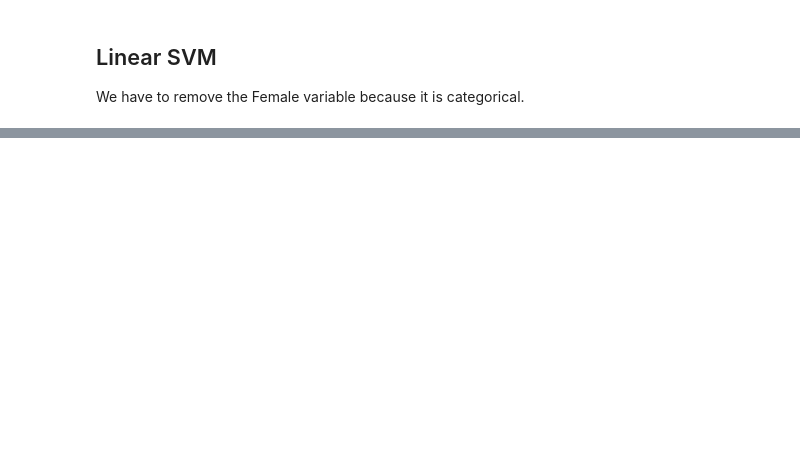
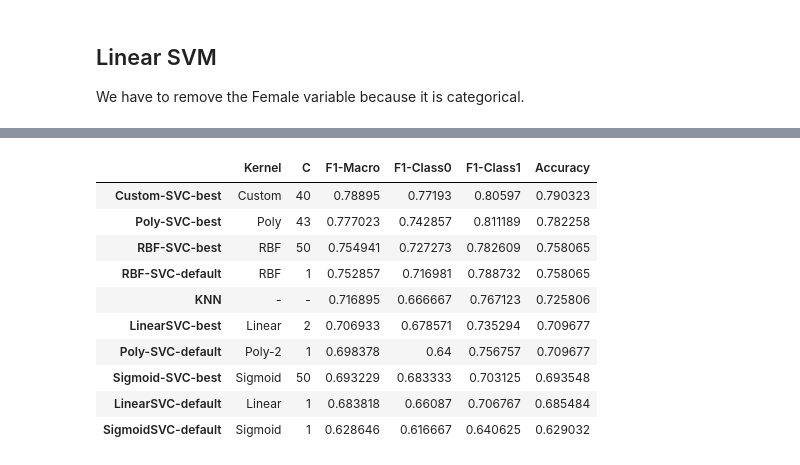
Before and after one commit to SrChen6/AA1-Competition, a Jupyter notebook: SVM_Resampling.ipynb, the cells around one changed output, grey strips where cells are left out. Saved outputs shown, nothing was run; the diff lists cells and outputs as text; code cells hidden in the pictures; blank space fills up the shorter version.

```diff
--- a/SVM_Resampling.ipynb
+++ b/SVM_Resampling.ipynb
@@ -45,8 +71,6 @@ knn = KNeighborsClassifier()
 knn.fit(X_train, y_train)
 y_pred = knn.predict(X_val)
 
-results.loc['KNN', :] = ['-', '-', '-'] + compute_metrics(y_pred,y_val)
-
-sns.scatterplot(x=y_val, y=y_pred)
+results.loc['KNN', :] = ['-', '-'] + compute_metrics(y_pred,y_val)
 results
 # %% [output]
@@ -69,0 +223,8 @@ X_val = X_val.drop(columns = ["Female"])
+# %%
+svp = SVC(kernel = 'poly')
+
+svp.fit(X_train, y_train)
+y_pred = svp.predict(X_val)
+results.loc['Poly-SVC-default', :] = ['Poly-2', 1] + compute_metrics(y_pred, y_val)
+
+results.sort_values(by = 'F1-Macro', ascending=False)
@@ -69,0 +277,45 @@ X_val = X_val.drop(columns = ["Female"])
+# %%
+X_train, X_val, y_train, y_val = train_test_split(X_learn, y_learn, train_size = 0.80, random_state = 42)
+
+def gaussian_kernel (x1, x2, female_weight):
+    index_numerical = [True, True, True, True, True, True, True, True, True, True, False]
+    female_similarity = female_weight if x1[-1] == x2[-1] else 1 - female_weight
+    gamma = 1.0 / len(x1)
+    sim = np.exp(-gamma * np.sum(np.power((x1 - x2), 2))) * female_similarity
+    return sim
+
+def kernel_matrix (X1, X2, female_weight):
+    matrix = np.zeros((X1.shape[0], X2.shape[0]))
+    for i, x1 in enumerate(X1):
+        for j, x2 in enumerate(X2):
+            matrix[i,j] = gaussian_kernel(x1, x2, female_weight)
+    return matrix
+
+cv_results_custom = pd.DataFrame(columns = ['Kernel','C','Female','F1-Macro','F1-Class0','F1-Class1','Accuracy'])
+
+Cs = [1, 10, 20, 30, 40, 50, 60]
+Fs = [0.1, 0.2, 0.3, 0.4, 0.5, 0.6, 0.7, 0.8, 0.9]
+
+for c in Cs:
+    for f in Fs:
+        clf = SVC(C = c, kernel = "precomputed")
+        clf.fit(kernel_matrix(X_train.values, X_train.values, f), y_train)
+        y_pred = clf.predict(kernel_matrix(X_val.values, X_train.values, f))
+        cv_results_custom.loc['Custom-{}-{}'.format(c, f), :] = ['Custom', c, f] + compute_metrics(y_pred, y_val)
+
+best = cv_results_custom.sort_values(by = 'F1-Macro', ascending = False).iloc[0,:]
+results.loc['Custom-SVC-best', :] = best
+# %%
+results.sort_values(by = 'F1-Macro', ascending = False)
+# %% [output]
+|  | Kernel | C | F1-Macro | F1-Class0 | F1-Class1 | Accuracy |
+| Custom-SVC-best | Custom | 40 | 0.78895 | 0.77193 | 0.80597 | 0.790323 |
+| Poly-SVC-best | Poly | 43 | 0.777023 | 0.742857 | 0.811189 | 0.782258 |
+| RBF-SVC-best | RBF | 50 | 0.754941 | 0.727273 | 0.782609 | 0.758065 |
+| RBF-SVC-default | RBF | 1 | 0.752857 | 0.716981 | 0.788732 | 0.758065 |
+| KNN | - | - | 0.716895 | 0.666667 | 0.767123 | 0.725806 |
+| LinearSVC-best | Linear | 2 | 0.706933 | 0.678571 | 0.735294 | 0.709677 |
+| Poly-SVC-default | Poly-2 | 1 | 0.698378 | 0.64 | 0.756757 | 0.709677 |
+| Sigmoid-SVC-best | Sigmoid | 50 | 0.693229 | 0.683333 | 0.703125 | 0.693548 |
+| LinearSVC-default | Linear | 1 | 0.683818 | 0.66087 | 0.706767 | 0.685484 |
+| SigmoidSVC-default | Sigmoid | 1 | 0.628646 | 0.616667 | 0.640625 | 0.629032 |
```
Also changed, not shown: parts of 44 cells of this notebook, 7 other files.
